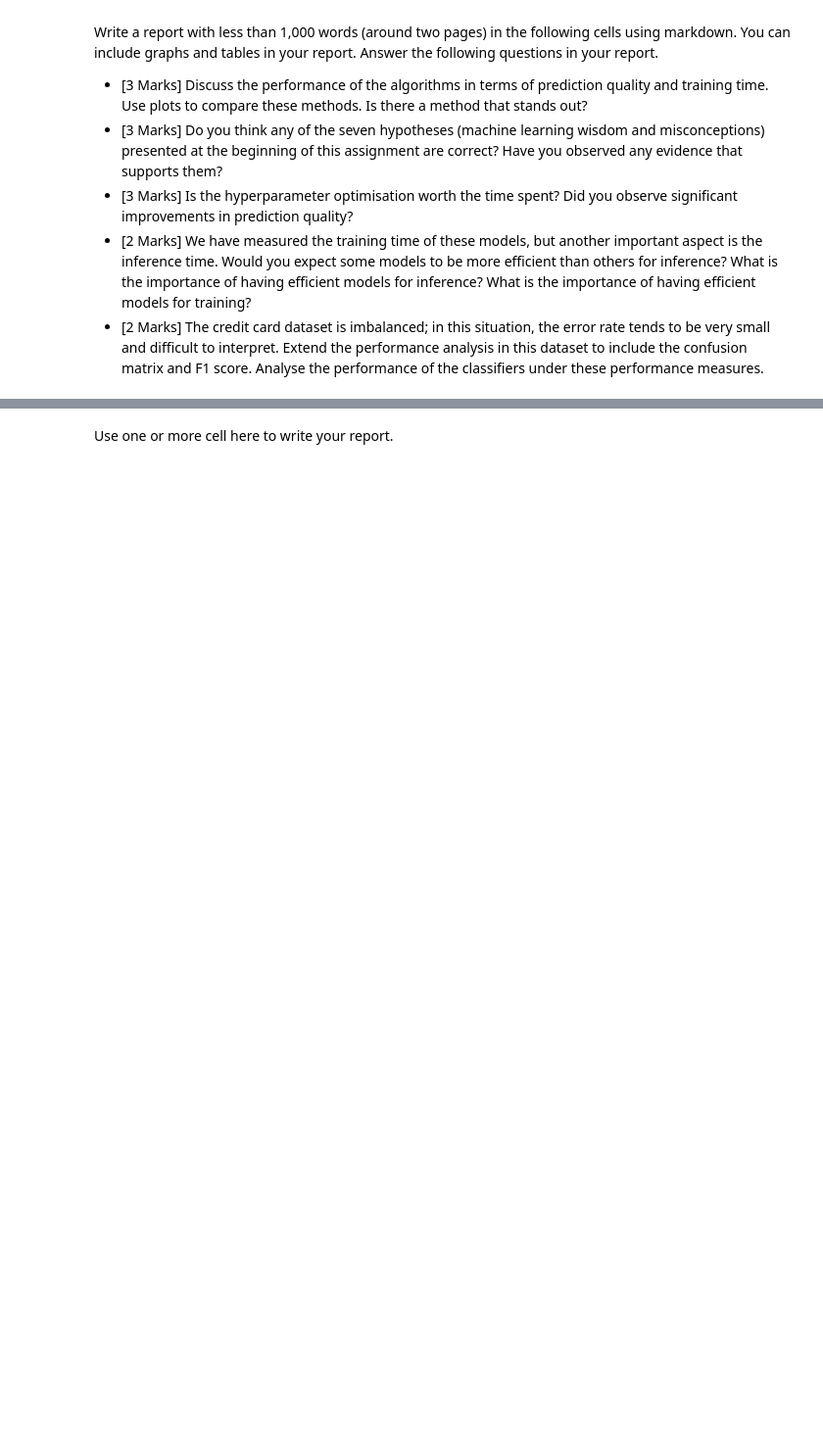
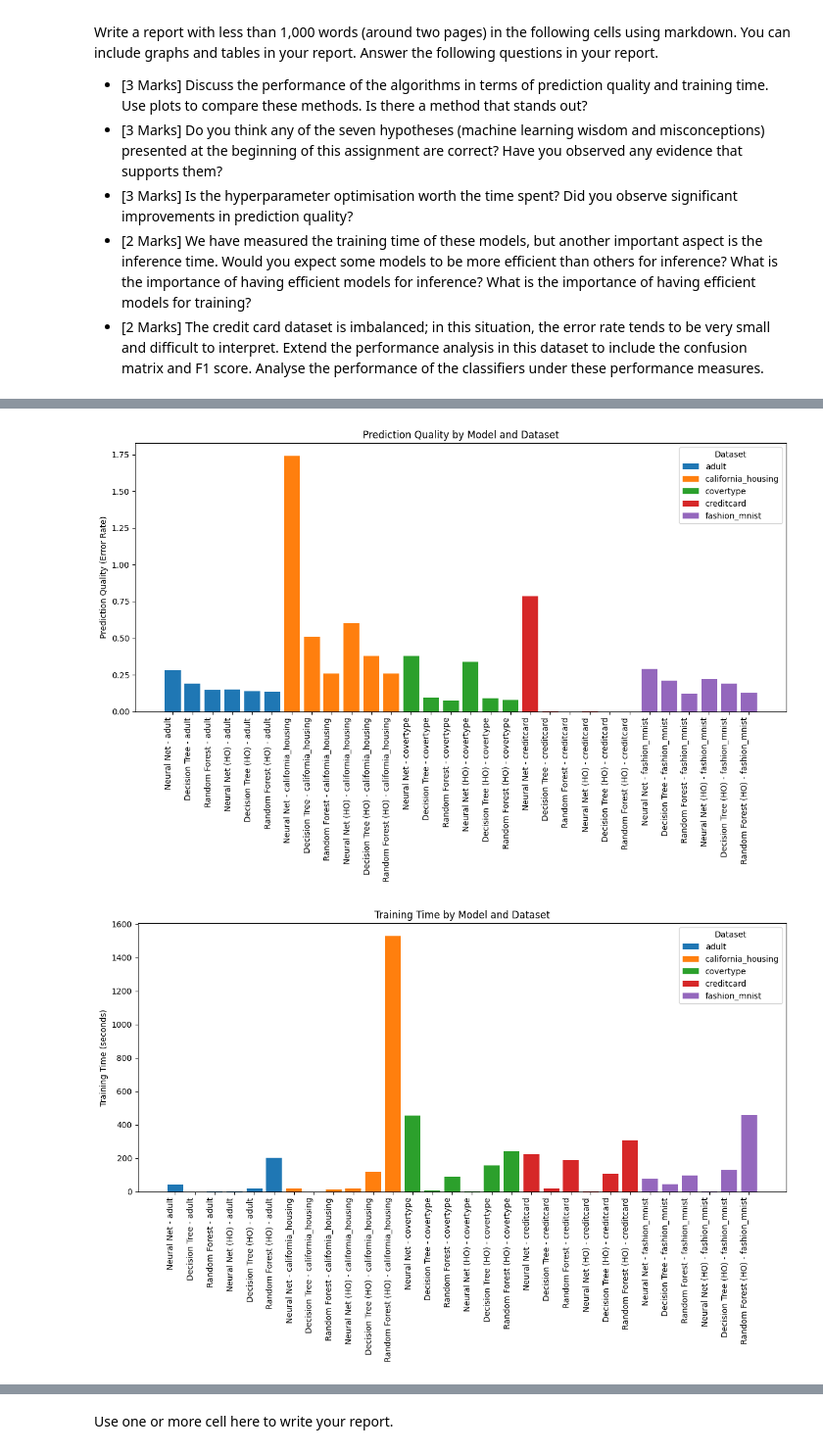
Before and after one commit to Vyasss/Image_comparison, a Jupyter notebook: Assignment_2.ipynb, the cells around one changed output, grey strips where cells are left out. Shown: that part at 98% size. Cells and saved outputs as stored; diff of their text form; code cells hidden in the pictures; blank space fills up the shorter version.

```diff
--- a/Assignment_2.ipynb
+++ b/Assignment_2.ipynb
@@ -1155,7 +1156,7 @@ def tune_train_regression_net(X_train, y_train, n_iter, project_name):
             model.add(Dense(units=units, activation=activation))
             model.add(Dropout(0.2))  # Static dropout to improve generalization
 
-        # Output layer with linear activation for regression
+
         model.add(Dense(1, activation='linear'))
 
         # Optimizer selection with specific learning rate ranges
@@ -1170,20 +1171,20 @@ def tune_train_regression_net(X_train, y_train, n_iter, project_name):
 
         return model
 
-    # Instantiate RandomSearch tuner with specified parameters
+
     tuner = RandomSearch(
         build_model,
-        objective="val_loss",  # Use validation loss (MSE) as the objective
+        objective="val_loss",
         max_trials=n_iter,
         executions_per_trial=3,
         directory="keras_tuner_dir",
-        project_name=project_name  # Fixed project name for consistency
+        project_name=project_name
     )
 
-    # Run the search with reduced epochs and larger batch size
+
     tuner.search(
         X_train, y_train,
-        epochs=8,               # Reduced epochs for faster search
+        epochs=10,               # Reduced epochs for faster search
         batch_size=64,           # Larger batch size for efficiency
         validation_split=0.2
     )
@@ -1635,0 +1652,53 @@ Write a report with less than 1,000 words (around two pages) in the following ce
+# %%
+import matplotlib.pyplot as plt
+import pandas as pd
+
+# Data from final observation table
+data = {
+    "Dataset": ["adult", "adult", "adult", "adult", "adult", "adult", "california_housing", "california_housing",
+                "california_housing", "california_housing", "california_housing", "california_housing", "covertype",
+                "covertype", "covertype", "covertype", "covertype", "covertype", "creditcard", "creditcard",
+                "creditcard", "creditcard", "creditcard", "creditcard", "fashion_mnist", "fashion_mnist",
+                "fashion_mnist", "fashion_mnist", "fashion_mnist", "fashion_mnist"],
+    "Model": ["Neural Net", "Decision Tree", "Random Forest", "Neural Net (HO)", "Decision Tree (HO)", "Random Forest (HO)",
+              "Neural Net", "Decision Tree", "Random Forest", "Neural Net (HO)", "Decision Tree (HO)", "Random Forest (HO)",
+              "Neural Net", "Decision Tree", "Random Forest", "Neural Net (HO)", "Decision Tree (HO)", "Random Forest (HO)",
+              "Neural Net", "Decision Tree", "Random Forest", "Neural Net (HO)", "Decision Tree (HO)", "Random Forest (HO)",
+              "Neural Net", "Decision Tree", "Random Forest", "Neural Net (HO)", "Decision Tree (HO)", "Random Forest (HO)"],
+    "Prediction Quality": [0.2824, 0.1889, 0.1465, 0.1500, 0.1379, 0.1359, 1.7404, 0.5093, 0.2589, 0.6013, 0.3773, 0.2565,
+                           0.3792, 0.0945, 0.0756, 0.3399, 0.0887, 0.0790, 0.7854, 0.0009, 0.0003, 0.0016, 0.0005, 0.0003,
+                           0.2892, 0.2086, 0.1228, 0.2241, 0.1912, 0.1270],
+    "Training Time": [41.1409, 0.3572, 4.0087, 2.2085, 19.6406, 202.1234, 18.1442, 0.1859, 12.2298, 19.7708, 118.0650,
+                      1527.7911, 454.1211, 6.9314, 88.3050, 2.0826, 157.2361, 240.6771, 223.2146, 21.0334, 188.6398,
+                      2.0884, 105.8048, 307.7530, 75.7479, 44.8531, 96.5708, 2.1049, 129.2666, 456.7982]
+}
+
+# Convert data to DataFrame
+df = pd.DataFrame(data)
+
+# Plot Prediction Quality by Dataset and Model
+plt.figure(figsize=(12, 8))
+for dataset in df["Dataset"].unique():
+    subset = df[df["Dataset"] == dataset]
+    plt.bar(subset["Model"] + " - " + subset["Dataset"], subset["Prediction Quality"], label=dataset)
+plt.xticks(rotation=90, ha="right")
+plt.ylabel("Prediction Quality (Error Rate)")
+plt.title("Prediction Quality by Model and Dataset")
+plt.legend(title="Dataset")
+plt.tight_layout()
+plt.show()
+
+# Plot Training Time by Dataset and Model
+plt.figure(figsize=(12, 8))
+for dataset in df["Dataset"].unique():
+    subset = df[df["Dataset"] == dataset]
+    plt.bar(subset["Model"] + " - " + subset["Dataset"], subset["Training Time"], label=dataset)
+plt.xticks(rotation=90, ha="right")
+plt.ylabel("Training Time (seconds)")
+plt.title("Training Time by Model and Dataset")
+plt.legend(title="Dataset")
+plt.tight_layout()
+plt.show()
+# %% [output]
+[figure, added]
+[figure, added]
```
Also changed, not shown: parts of 36 cells of this notebook.
